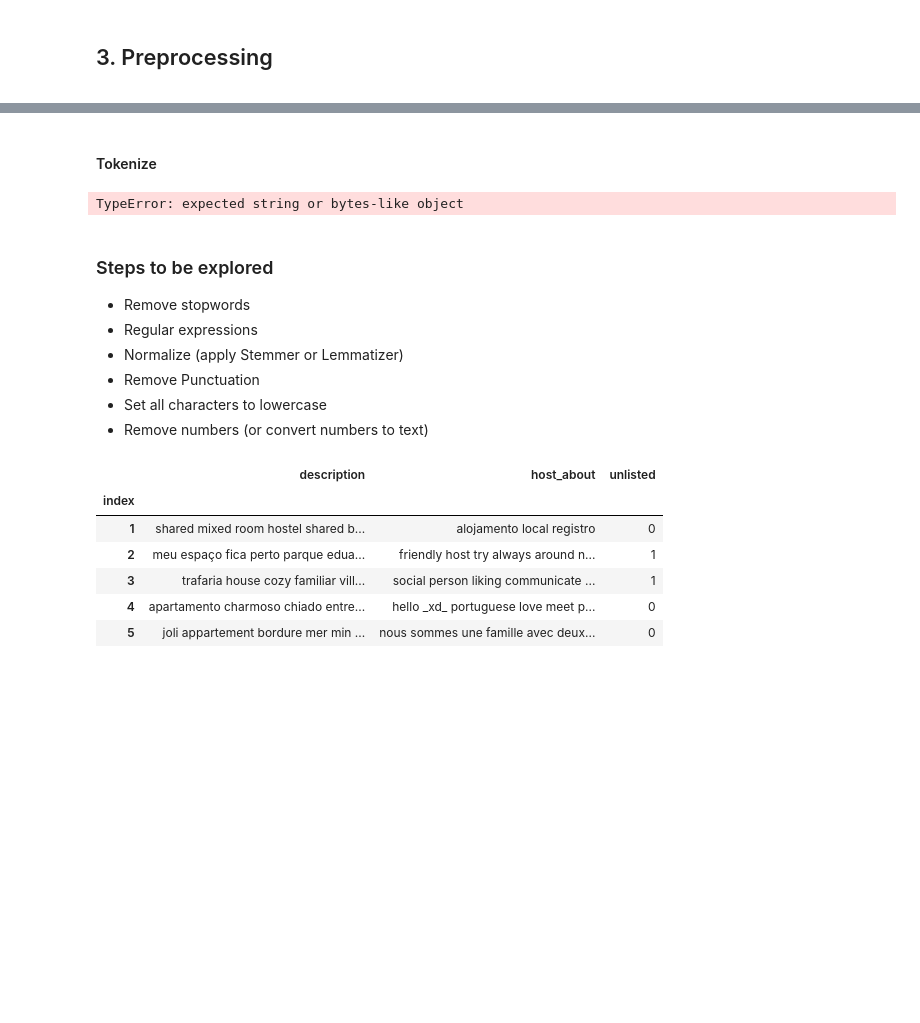
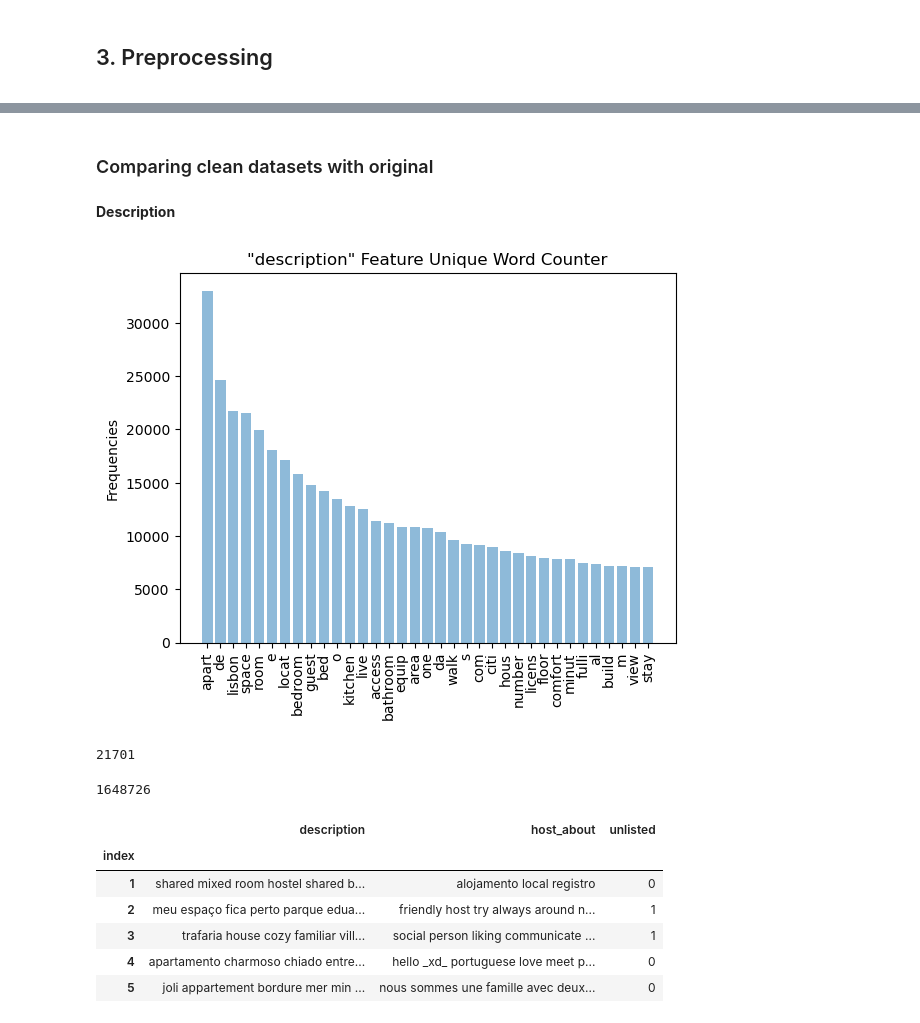
Before and after one commit to iryna-savchuk/TM_project, a Jupyter notebook: EDA.ipynb, the cells around one changed output, grey strips where cells are left out. Saved outputs shown, nothing was run; the diff lists cells and outputs as text; code cells hidden in the pictures; blank space fills up the shorter version.

```diff
--- a/EDA.ipynb
+++ b/EDA.ipynb
@@ -855,4 +973,4 @@ def clean(df, columns, remove_stopwords=True, remove_punctuation=True, convert_l
 # %%
-# Applying the Pre processing function clean() to "description"
-clean(df_train, ['description'])
+# Applying the Pre processing function clean() to "description" and "host_about"
+clean_df_train = clean(df_train, ['description','host_about'])
 # %% [output]
@@ -927,2 +991,10 @@ df_reviews_train.head()
+# %% [markdown]
+### Comparing clean datasets with original
+# %%
+# Frequency of individual words in each feature
+allDescriptionWClean = ' '.join(clean_df_train["description"]).split()
+allHostWClean = ' '.join(clean_df_train['host_about']).split()
+freqDescripWClean = pd.Series(allDescriptionWClean).value_counts()
+freqHostWClean = pd.Series(allHostWClean).value_counts()
 # %% [markdown]
-#### Tokenize
+**Description**
@@ -939,8 +1000,0 @@ def tokenize_columns(df1, column1_1, column1_2, df2, column2):
-# %%
-# Tokenize 'Text1_1', 'Text1_2' columns in df1 and 'Text2' column in df2
-tokenized_df1, tokenized_df2 = tokenize_columns(df_train, 'description', 'host_about', df_reviews_train, 'comments')
-
-print(tokenized_df1)
-print(tokenized_df2)
-# %% [output]
-TypeError: expected string or bytes-like object
@@ -951,11 +1001,28 @@ df_reviews_train.head()
-# %% [markdown]
-### Steps to be explored
-- Remove stopwords
-- Regular expressions
-- Normalize (apply Stemmer or Lemmatizer)
-- Remove Punctuation
-- Set all characters to lowercase
-- Remove numbers (or convert numbers to text)
+# %%
+# Select the top 35 word frequencies and their corresponding labels
+x_labels = freqDescripWClean.index[0:35]
+values = freqDescripWClean[:35]
+
+# Create a bar chart
+plt.bar(x_labels, values, align='center', alpha=0.5)
+
+# Set the x-axis labels and rotate them for better readability
+plt.xticks(x_labels, rotation=90)
+plt.ylabel('Frequencies')
+plt.title('"description" Feature Unique Word Counter')
+
+plt.show()
+# %% [output]
+[figure, added]
+# %%
+UniqueWDescriptionClean = sorted(set(allDescriptionWClean))
+len(UniqueWDescriptionClean)
+# %% [output]
+21701
+# %%
+len(allDescriptionW)
+# %% [output]
+1648726
 # %%
 lemmatizer = WordNetLemmatizer()
 stemmer = PorterStemmer()
```
Also changed, not shown: parts of 24 cells of this notebook, 31 other files.
